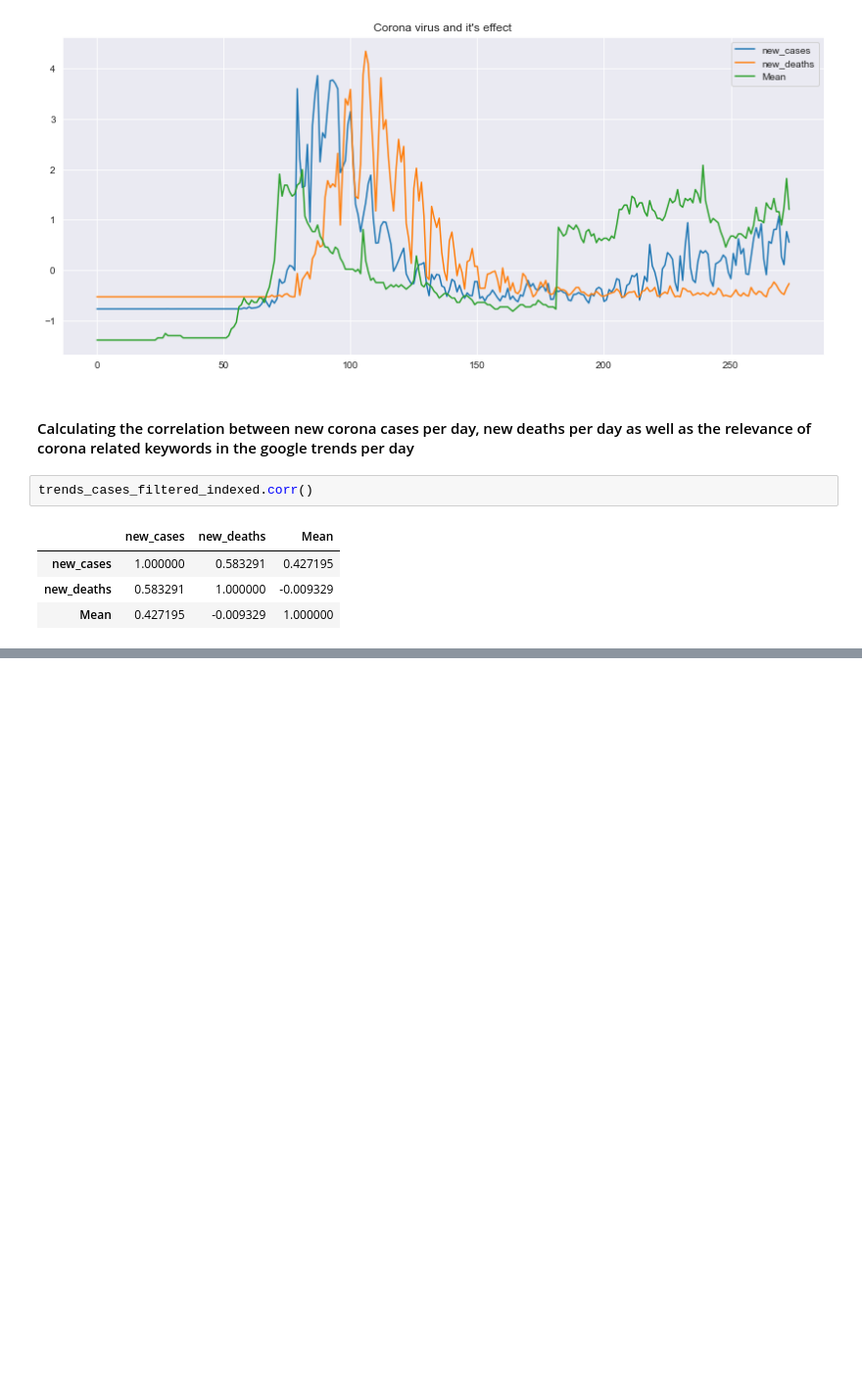
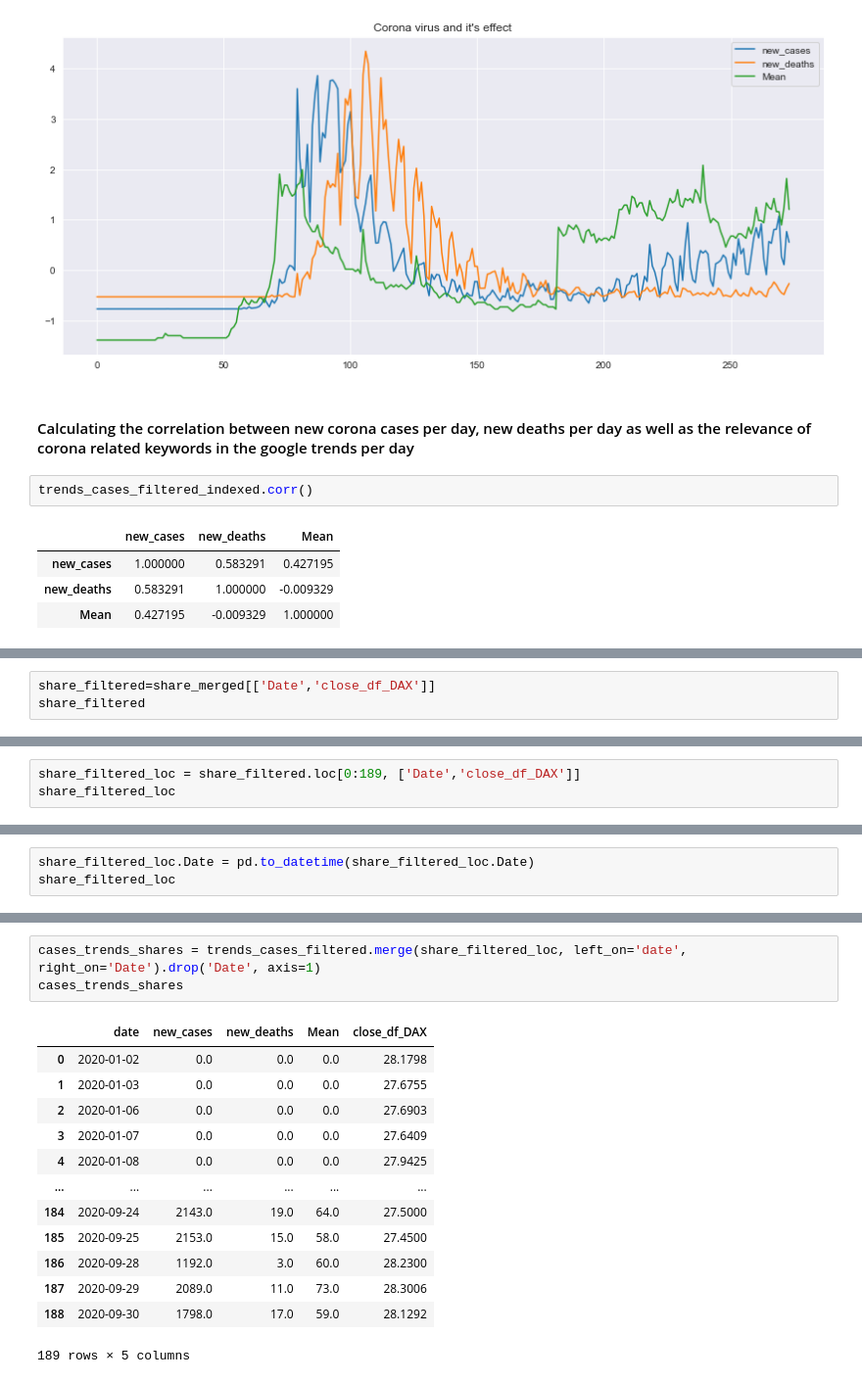
Before and after one commit to Shinan-tech/Share_Data, a Jupyter notebook: Aggregated.ipynb, the cells around one changed output, grey strips where cells are left out. Shown: that part at 98% size. Saved outputs shown, nothing was run; the diff lists cells and outputs as text; blank space fills up the shorter version.

```diff
--- a/Aggregated.ipynb
+++ b/Aggregated.ipynb
@@ -299,0 +365,3 @@ trends_cases_filtered_indexed.corr()
+# %%
+share_filtered=share_merged[['Date','close_df_DAX']]
+share_filtered
@@ -299,0 +382,3 @@ trends_cases_filtered_indexed.corr()
+# %%
+share_filtered_loc = share_filtered.loc[0:189, ['Date','close_df_DAX']]
+share_filtered_loc
@@ -299,0 +399,3 @@ trends_cases_filtered_indexed.corr()
+# %%
+share_filtered_loc.Date = pd.to_datetime(share_filtered_loc.Date)
+share_filtered_loc
@@ -299,0 +416,17 @@ trends_cases_filtered_indexed.corr()
+# %%
+cases_trends_shares = trends_cases_filtered.merge(share_filtered_loc, left_on='date', right_on='Date').drop('Date', axis=1)
+cases_trends_shares
+# %% [output]
+|  | date | new_cases | new_deaths | Mean | close_df_DAX |
+| 0 | 2020-01-02 | 0.0 | 0.0 | 0.0 | 28.1798 |
+| 1 | 2020-01-03 | 0.0 | 0.0 | 0.0 | 27.6755 |
+| 2 | 2020-01-06 | 0.0 | 0.0 | 0.0 | 27.6903 |
+| 3 | 2020-01-07 | 0.0 | 0.0 | 0.0 | 27.6409 |
+| 4 | 2020-01-08 | 0.0 | 0.0 | 0.0 | 27.9425 |
+| ... | ... | ... | ... | ... | ... |
+| 184 | 2020-09-24 | 2143.0 | 19.0 | 64.0 | 27.5000 |
+| 185 | 2020-09-25 | 2153.0 | 15.0 | 58.0 | 27.4500 |
+| 186 | 2020-09-28 | 1192.0 | 3.0 | 60.0 | 28.2300 |
+| 187 | 2020-09-29 | 2089.0 | 11.0 | 73.0 | 28.3006 |
+| 188 | 2020-09-30 | 1798.0 | 17.0 | 59.0 | 28.1292 |
+189 rows × 5 columns
```
Also changed, not shown: parts of 11 cells of this notebook.
